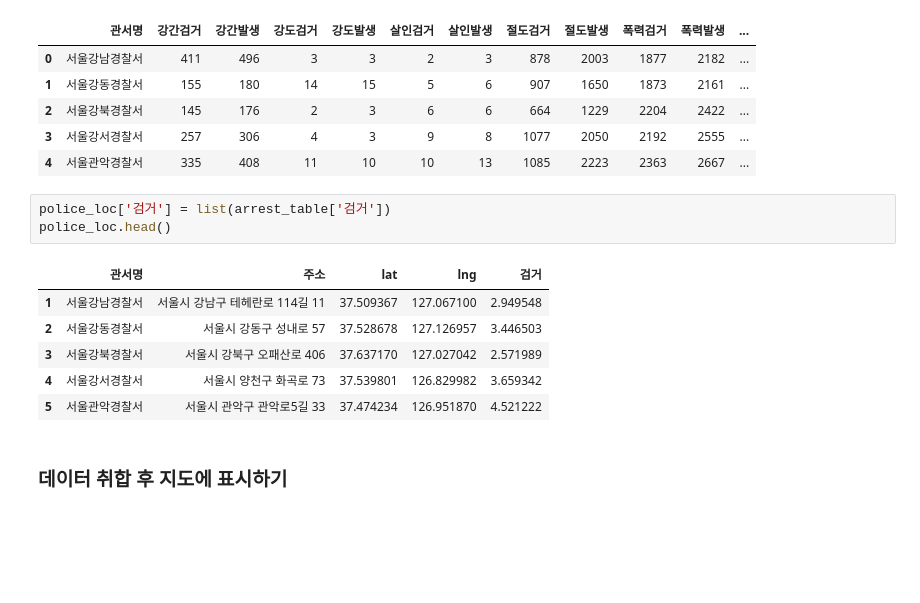
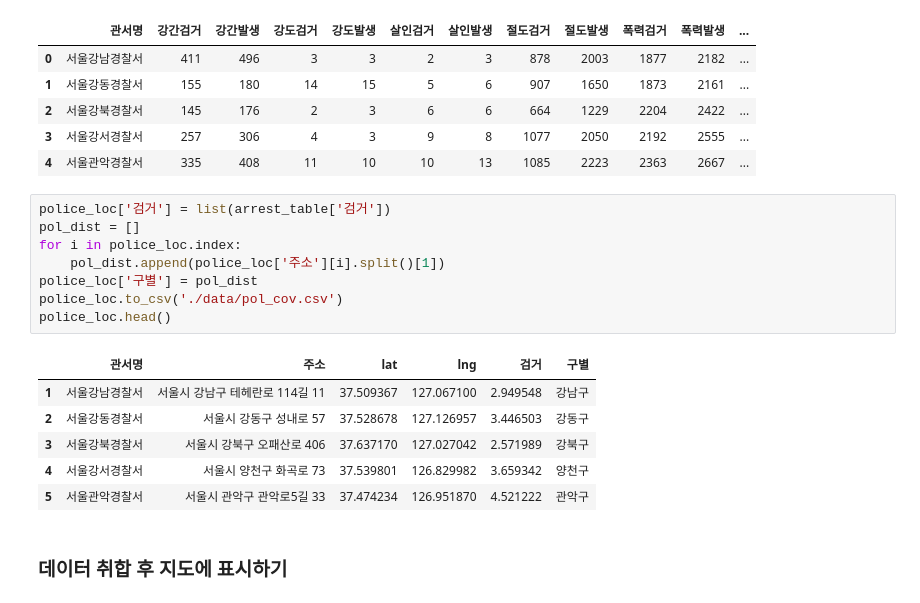
Before and after one commit to STNox/Data-Analysis, a Jupyter notebook: 07. Seoul/crime.ipynb, the cells around one changed output. Drawn from its saved outputs; the diff is of its cells as text; blank space fills up the shorter version.

```diff
--- a/07. Seoul/crime.ipynb
+++ b/07. Seoul/crime.ipynb
@@ -396,16 +396,21 @@ arrest_table.head()
 | 2 | 서울강북경찰서 | 145 | 176 | 2 | 3 | 6 | 6 | 664 | 1229 | 2204 | 2422 | ... |
 | 3 | 서울강서경찰서 | 257 | 306 | 4 | 3 | 9 | 8 | 1077 | 2050 | 2192 | 2555 | ... |
 | 4 | 서울관악경찰서 | 335 | 408 | 11 | 10 | 10 | 13 | 1085 | 2223 | 2363 | 2667 | ... |
-# %%
-police_loc['검거'] = list(arrest_table['검거'])
-police_loc.head()
-# %% [output]
-|  | 관서명 | 주소 | lat | lng | 검거 |
-| 1 | 서울강남경찰서 | 서울시 강남구 테헤란로 114길 11 | 37.509367 | 127.067100 | 2.949548 |
-| 2 | 서울강동경찰서 | 서울시 강동구 성내로 57 | 37.528678 | 127.126957 | 3.446503 |
-| 3 | 서울강북경찰서 | 서울시 강북구 오패산로 406 | 37.637170 | 127.027042 | 2.571989 |
-| 4 | 서울강서경찰서 | 서울시 양천구 화곡로 73 | 37.539801 | 126.829982 | 3.659342 |
-| 5 | 서울관악경찰서 | 서울시 관악구 관악로5길 33 | 37.474234 | 126.951870 | 4.521222 |
+# %%
+police_loc['검거'] = list(arrest_table['검거'])
+pol_dist = []
+for i in police_loc.index:
+    pol_dist.append(police_loc['주소'][i].split()[1])
+police_loc['구별'] = pol_dist
+police_loc.to_csv('./data/pol_cov.csv')
+police_loc.head()
+# %% [output]
+|  | 관서명 | 주소 | lat | lng | 검거 | 구별 |
+| 1 | 서울강남경찰서 | 서울시 강남구 테헤란로 114길 11 | 37.509367 | 127.067100 | 2.949548 | 강남구 |
+| 2 | 서울강동경찰서 | 서울시 강동구 성내로 57 | 37.528678 | 127.126957 | 3.446503 | 강동구 |
+| 3 | 서울강북경찰서 | 서울시 강북구 오패산로 406 | 37.637170 | 127.027042 | 2.571989 | 강북구 |
+| 4 | 서울강서경찰서 | 서울시 양천구 화곡로 73 | 37.539801 | 126.829982 | 3.659342 | 양천구 |
+| 5 | 서울관악경찰서 | 서울시 관악구 관악로5길 33 | 37.474234 | 126.951870 | 4.521222 | 관악구 |
 # %% [markdown]
 ### 데이터 취합 후 지도에 표시하기
 # %%
```
Also changed, not shown: parts of 2 cells of this notebook, 1 other file.
